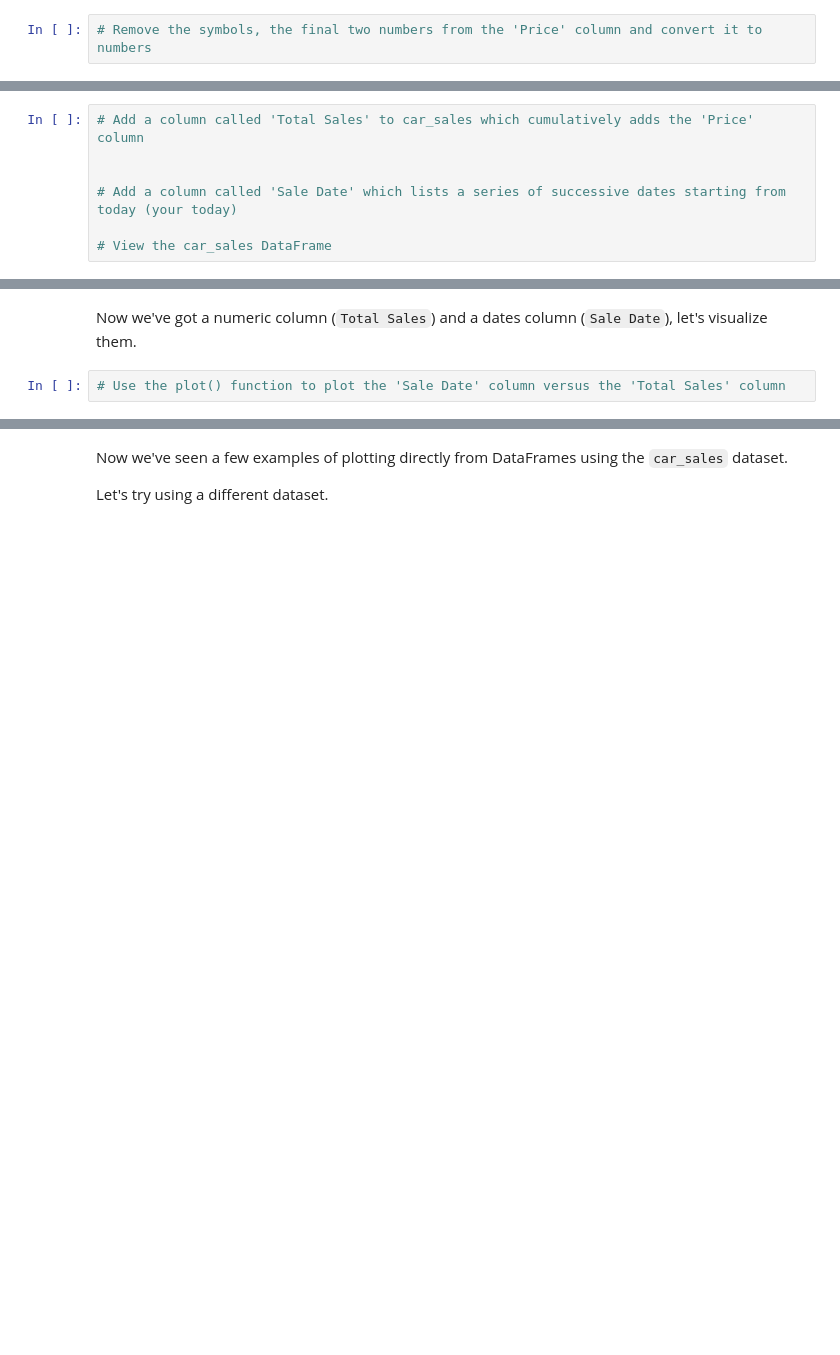
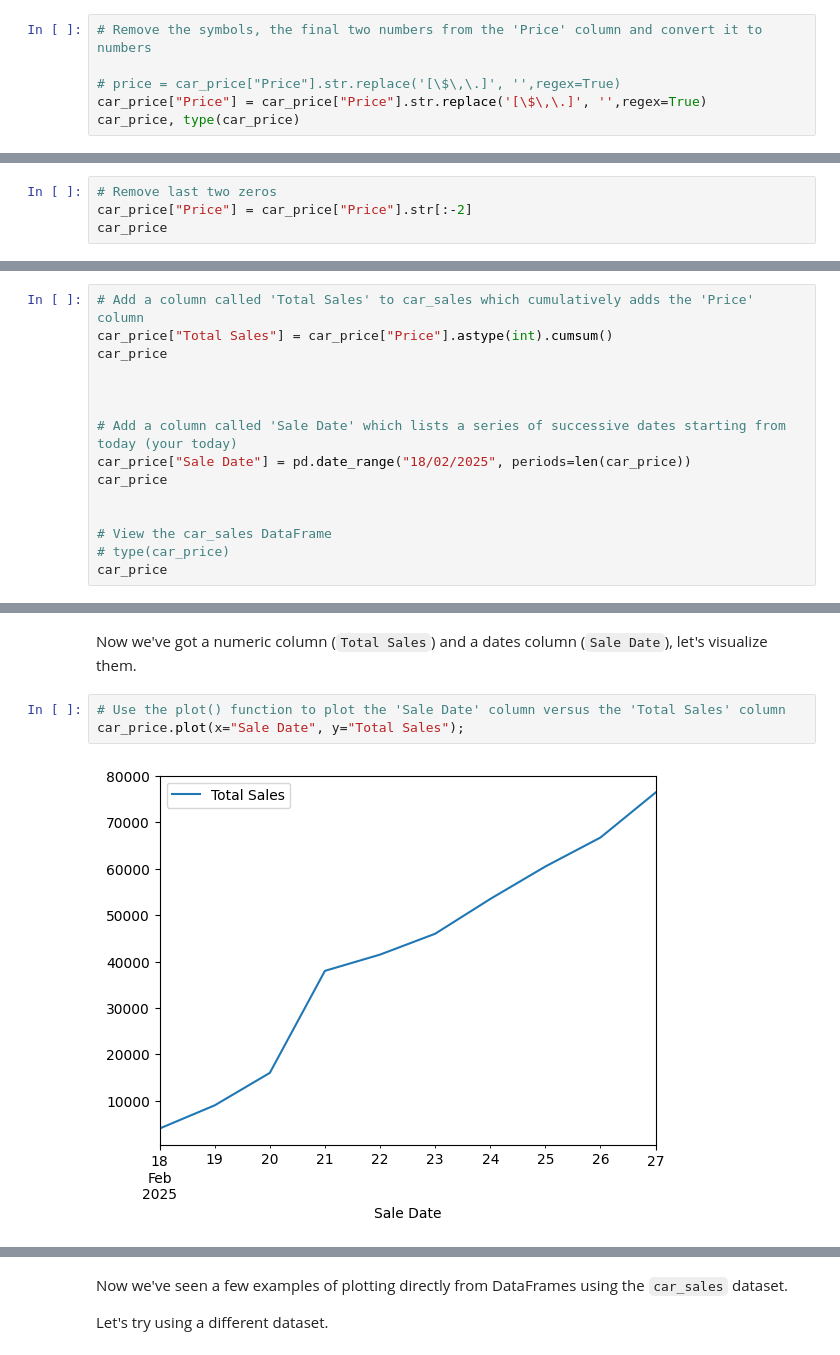
Before and after one commit to OCR-tech/zero-to-mastery-ml, a Jupyter notebook: section-2-data-science-and-ml-tools/matplotlib-exercises1.ipynb, the cells around one changed output, grey strips where cells are left out. Cells and saved outputs as stored; diff of their text form; blank space fills up the shorter version.

```diff
--- a/section-2-data-science-and-ml-tools/matplotlib-exercises1.ipynb
+++ b/section-2-data-science-and-ml-tools/matplotlib-exercises1.ipynb
@@ -294,3 +298,7 @@ In the process of turning it to numeric data, let's create another column which
 Hint: To add a column up cumulatively, look up the cumsum() function. And to create a column of dates, look up the date_range() function.
 # %%
 # Remove the symbols, the final two numbers from the 'Price' column and convert it to numbers
+
+# price = car_price["Price"].str.replace('[\$\,\.]', '',regex=True)
+car_price["Price"] = car_price["Price"].str.replace('[\$\,\.]', '',regex=True)
+car_price, type(car_price)
@@ -296,0 +318,4 @@ Hint: To add a column up cumulatively, look up the cumsum() function. And to cre
+# %%
+# Remove last two zeros
+car_price["Price"] = car_price["Price"].str[:-2]
+car_price
@@ -297,7 +334,15 @@ Hint: To add a column up cumulatively, look up the cumsum() function. And to cre
 # %%
 # Add a column called 'Total Sales' to car_sales which cumulatively adds the 'Price' column
+car_price["Total Sales"] = car_price["Price"].astype(int).cumsum()
+car_price
+
 
 
 # Add a column called 'Sale Date' which lists a series of successive dates starting from today (your today)
+car_price["Sale Date"] = pd.date_range("18/02/2025", periods=len(car_price))
+car_price
+
 
 # View the car_sales DataFrame
+# type(car_price)
+car_price
@@ -305,5 +362,8 @@ Hint: To add a column up cumulatively, look up the cumsum() function. And to cre
 Now we've got a numeric column (`Total Sales`) and a dates column (`Sale Date`), let's visualize them.
 # %%
 # Use the plot() function to plot the 'Sale Date' column versus the 'Total Sales' column
+car_price.plot(x="Sale Date", y="Total Sales");
+# %% [output]
+[figure, added]
 # %%
 # Convert the 'Price' column to the integers
```
Also changed, not shown: parts of 21 cells of this notebook.
